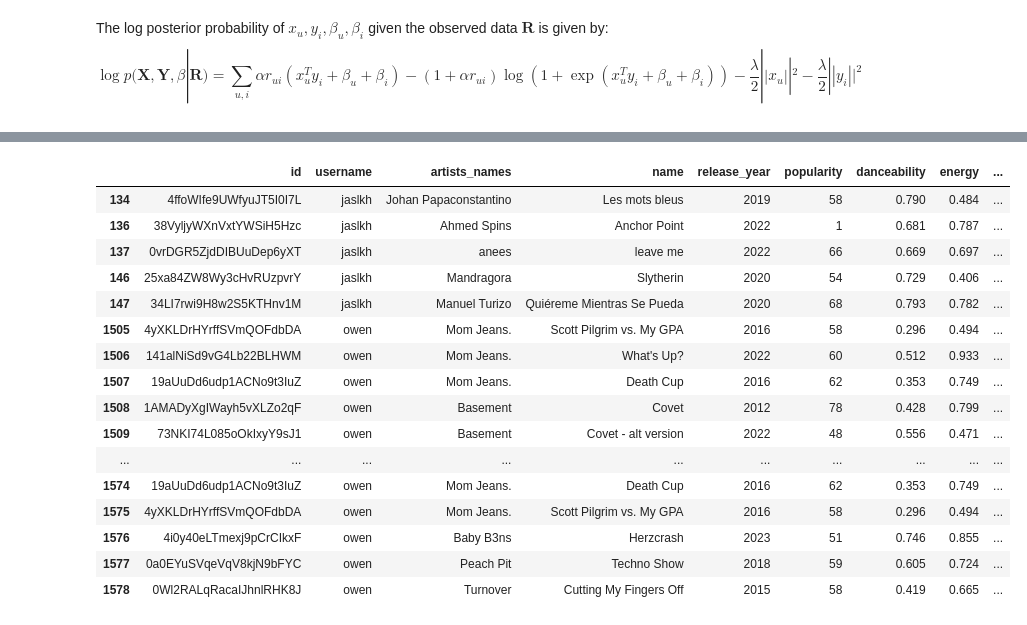
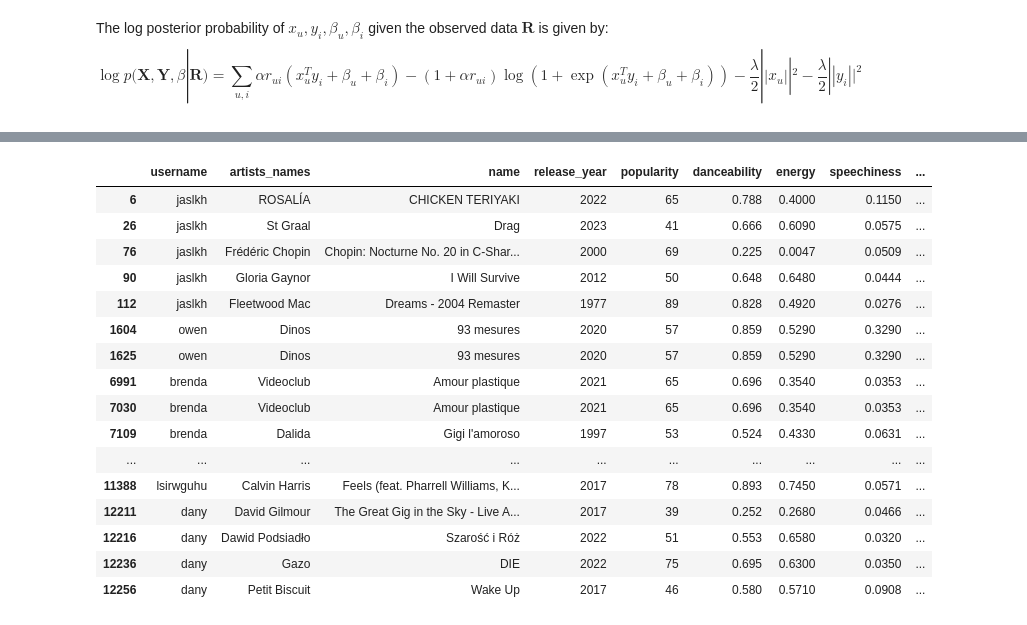
Before and after one commit to owengombas/spotify-recommender, a Jupyter notebook: recommender_logistic_mf.ipynb, the cells around one changed output, grey strips where cells are left out. Cells and saved outputs as stored; diff of their text form; code cells hidden in the pictures.

```diff
--- a/recommender_logistic_mf.ipynb
+++ b/recommender_logistic_mf.ipynb
@@ -340,10 +352,10 @@ def train(
 # %%
-num_latent = 10
-X, Y, beta_u, beta_i, mprs = train(
+num_latent = 100
+X, Y, beta_u, beta_i, mprs, losses = train(
     num_latent=num_latent,
-    lambd=0.1,
+    lambd=0.00,
     alpha=alpha,
     learning_rate=0.1,
-    epochs=100,
+    epochs=300,
 )
 # %% [output]
@@ -420,34 +462,35 @@ if num_latent <= 3:
 # %%
 # Choose a user
-user = "jaslkh"
+user = "michelle"
 user_id = convert_to_ids([user], "username")[0]
 
 # Make predictions for the user
 predictions = compute_predictions(X, Y, beta_u, beta_i)
 
-# Get the top N predictions
-N = 300
-I = torch.argsort(predictions[user_id], descending=True)[:N]
-I = I.detach().numpy()
+# Get the indices of the top 10 recommendations
+top_n = 20
+recommendations = get_recommendations(user_id, X.detach().numpy(), Y.detach().numpy(), matrix_mf.matrix, top_n=top_n)
+recommendations
 
-# Get the top 10 predictions
-top_predictions = get_df_rows_from_ids(I, "id", df_matrix_mf)
-top_predictions[["id"] + spoti.PRETTY_PRINT_FEATURES][130:].head(50)
+# Get the top 10 recommendations
+top_n_recommendations = retrieve_value_from_ids(recommendations, "id")
+top_n_recommendations = get_df_rows_from_ids(recommendations, "id", df_matrix_mf)
+top_n_recommendations[spoti.PRETTY_PRINT_FEATURES]
 # %% [output]
-|  | id | username | artists_names | name | release_year | popularity | danceability | energy | ... |
-| 134 | 4ffoWIfe9UWfyuJT5I0I7L | jaslkh | Johan Papaconstantino | Les mots bleus | 2019 | 58 | 0.790 | 0.484 | ... |
-| 136 | 38VyljyWXnVxtYWSiH5Hzc | jaslkh | Ahmed Spins | Anchor Point | 2022 | 1 | 0.681 | 0.787 | ... |
-| 137 | 0vrDGR5ZjdDIBUuDep6yXT | jaslkh | anees | leave me | 2022 | 66 | 0.669 | 0.697 | ... |
-| 146 | 25xa84ZW8Wy3cHvRUzpvrY | jaslkh | Mandragora | Slytherin | 2020 | 54 | 0.729 | 0.406 | ... |
-| 147 | 34LI7rwi9H8w2S5KTHnv1M | jaslkh | Manuel Turizo | Quiéreme Mientras Se Pueda | 2020 | 68 | 0.793 | 0.782 | ... |
-| 1505 | 4yXKLDrHYrffSVmQOFdbDA | owen | Mom Jeans. | Scott Pilgrim vs. My GPA | 2016 | 58 | 0.296 | 0.494 | ... |
-| 1506 | 141alNiSd9vG4Lb22BLHWM | owen | Mom Jeans. | What's Up? | 2022 | 60 | 0.512 | 0.933 | ... |
-| 1507 | 19aUuDd6udp1ACNo9t3IuZ | owen | Mom Jeans. | Death Cup | 2016 | 62 | 0.353 | 0.749 | ... |
-| 1508 | 1AMADyXgIWayh5vXLZo2qF | owen | Basement | Covet | 2012 | 78 | 0.428 | 0.799 | ... |
-| 1509 | 73NKI74L085oOkIxyY9sJ1 | owen | Basement | Covet - alt version | 2022 | 48 | 0.556 | 0.471 | ... |
+|  | username | artists_names | name | release_year | popularity | danceability | energy | speechiness | ... |
+| 6 | jaslkh | ROSALÍA | CHICKEN TERIYAKI | 2022 | 65 | 0.788 | 0.4000 | 0.1150 | ... |
+| 26 | jaslkh | St Graal | Drag | 2023 | 41 | 0.666 | 0.6090 | 0.0575 | ... |
+| 76 | jaslkh | Frédéric Chopin | Chopin: Nocturne No. 20 in C-Shar... | 2000 | 69 | 0.225 | 0.0047 | 0.0509 | ... |
+| 90 | jaslkh | Gloria Gaynor | I Will Survive | 2012 | 50 | 0.648 | 0.6480 | 0.0444 | ... |
+| 112 | jaslkh | Fleetwood Mac | Dreams - 2004 Remaster | 1977 | 89 | 0.828 | 0.4920 | 0.0276 | ... |
+| 1604 | owen | Dinos | 93 mesures | 2020 | 57 | 0.859 | 0.5290 | 0.3290 | ... |
+| 1625 | owen | Dinos | 93 mesures | 2020 | 57 | 0.859 | 0.5290 | 0.3290 | ... |
+| 6991 | brenda | Videoclub | Amour plastique | 2021 | 65 | 0.696 | 0.3540 | 0.0353 | ... |
+| 7030 | brenda | Videoclub | Amour plastique | 2021 | 65 | 0.696 | 0.3540 | 0.0353 | ... |
+| 7109 | brenda | Dalida | Gigi l'amoroso | 1997 | 53 | 0.524 | 0.4330 | 0.0631 | ... |
 | ... | ... | ... | ... | ... | ... | ... | ... | ... | ... |
-| 1574 | 19aUuDd6udp1ACNo9t3IuZ | owen | Mom Jeans. | Death Cup | 2016 | 62 | 0.353 | 0.749 | ... |
-| 1575 | 4yXKLDrHYrffSVmQOFdbDA | owen | Mom Jeans. | Scott Pilgrim vs. My GPA | 2016 | 58 | 0.296 | 0.494 | ... |
-| 1576 | 4i0y40eLTmexj9pCrCIkxF | owen | Baby B3ns | Herzcrash | 2023 | 51 | 0.746 | 0.855 | ... |
-| 1577 | 0a0EYuSVqeVqV8kjN9bFYC | owen | Peach Pit | Techno Show | 2018 | 59 | 0.605 | 0.724 | ... |
-| 1578 | 0Wl2RALqRacaIJhnlRHK8J | owen | Turnover | Cutting My Fingers Off | 2015 | 58 | 0.419 | 0.665 | ... |
+| 11388 | lsirwguhu | Calvin Harris | Feels (feat. Pharrell Williams, K... | 2017 | 78 | 0.893 | 0.7450 | 0.0571 | ... |
+| 12211 | dany | David Gilmour | The Great Gig in the Sky - Live A... | 2017 | 39 | 0.252 | 0.2680 | 0.0466 | ... |
+| 12216 | dany | Dawid Podsiadło | Szarość i Róż | 2022 | 51 | 0.553 | 0.6580 | 0.0320 | ... |
+| 12236 | dany | Gazo | DIE | 2022 | 75 | 0.695 | 0.6300 | 0.0350 | ... |
+| 12256 | dany | Petit Biscuit | Wake Up | 2017 | 46 | 0.580 | 0.5710 | 0.0908 | ... |
```
Also changed, not shown: parts of 6 cells of this notebook, 1 other file.
